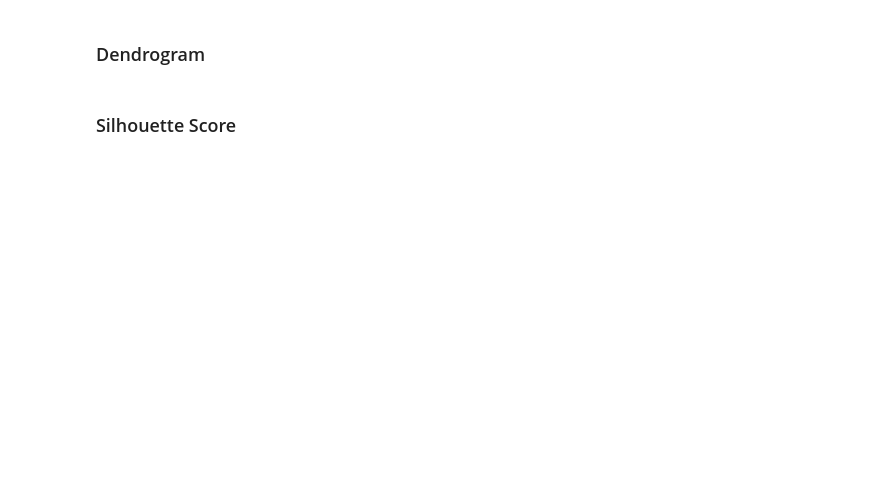
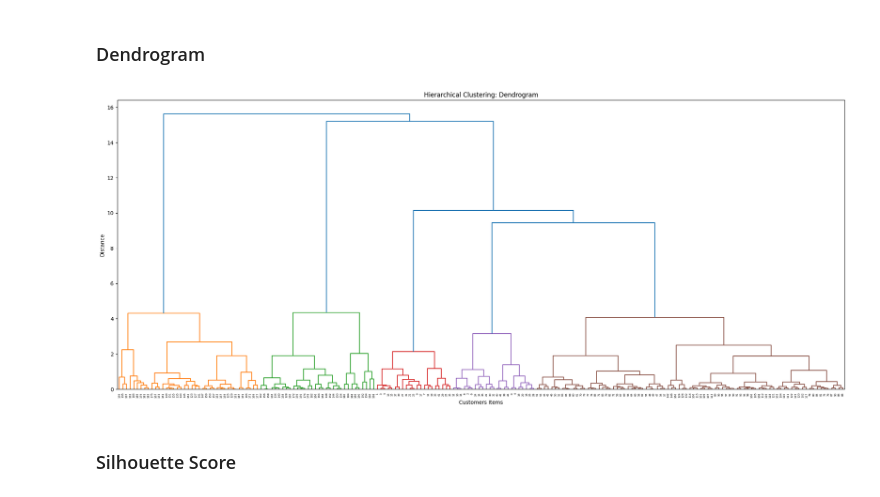
Before and after one commit to JiinHong/data-Analysis-assignment, a Jupyter notebook: [AI2025]_Clustering.ipynb, the cells around one changed output. Cells and saved outputs as stored; diff of their text form; code cells hidden in the pictures; blank space fills up the shorter version.

```diff
--- a/[AI2025]_Clustering.ipynb
+++ b/[AI2025]_Clustering.ipynb
@@ -67,11 +90,11 @@ from sklearn.cluster import KMeans
 
 k = 3
 
-model = fit_transform(data)
+# 모델 생성
+model = KMeans(n_clusters=k, random_state=0)
 
 # fitting
 model.fit(data)
-
 
 # predicting
 pred = model.predict(data)
@@ -113,19 +138,21 @@ plt.show()
 # %%
 # Import dendrogram
 from scipy.cluster.hierarchy import dendrogram
 from scipy.cluster.hierarchy import linkage
 
 # create dendrogram using ward linkage
-Z = sns.scatterplot
+Z = linkage(data, method='ward')
 
 fig = plt.figure(figsize=(25, 10))
-dendrogram(Z, color_threshold=Z[:,2].max()/2) # threshold is set by half of max value
+dendrogram(Z, color_threshold=Z[:,2].max()/2)  # threshold = half of max distance
 
 # Set title of the plot
 plt.title('Hierarchical Clustering: Dendrogram')
 plt.xlabel('Customers Items')
 plt.ylabel('Distance')
 plt.show()
+# %% [output]
+[figure, added]
 # %% [markdown]
 ### Silhouette Score
 # %%
```
Also changed, not shown: parts of 6 cells of this notebook.
